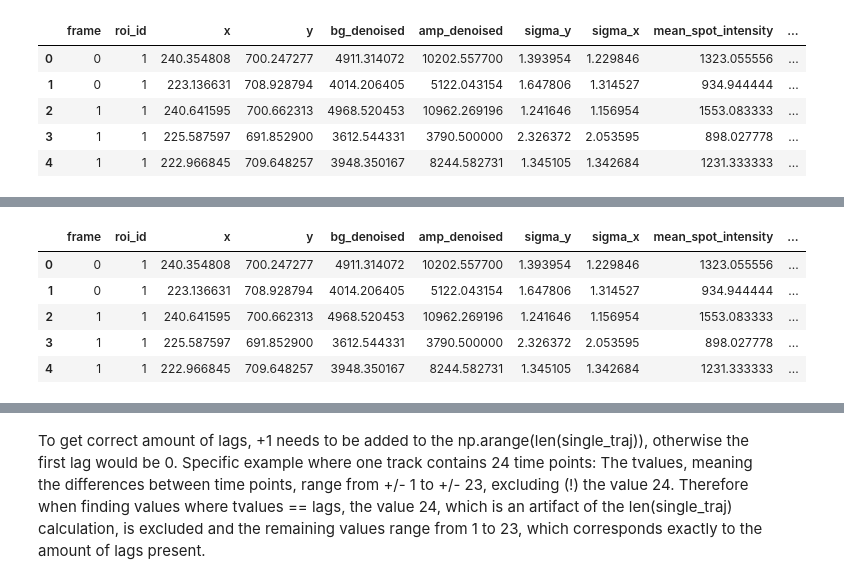
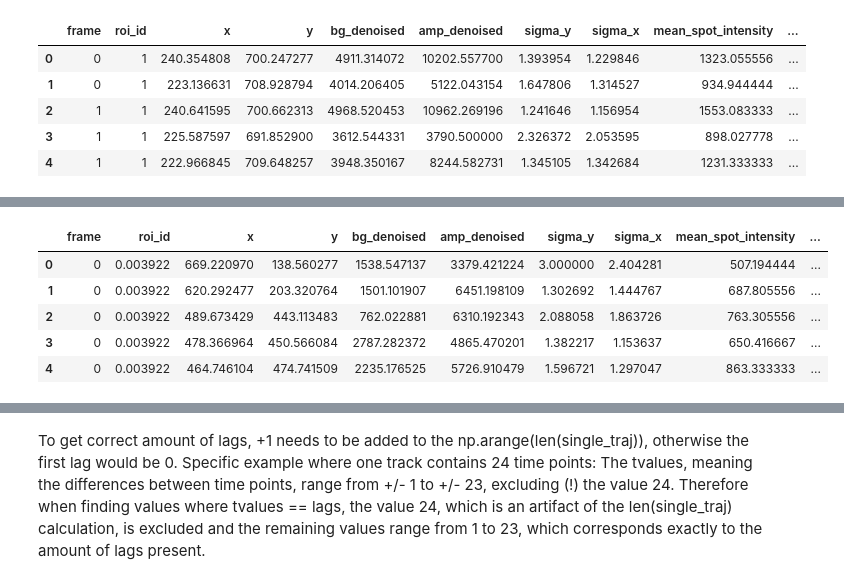
Before and after one commit to fmi-basel/singlemolecule-tracking, a Jupyter notebook: runs/2023-11-26_develop_measurements/Particle_mobility_analysis.ipynb, the cells around one changed output, grey strips where cells are left out. Cells and saved outputs as stored; diff of their text form; code cells hidden in the pictures.

```diff
--- a/runs/2023-11-26_develop_measurements/Particle_mobility_analysis.ipynb
+++ b/runs/2023-11-26_develop_measurements/Particle_mobility_analysis.ipynb
@@ -49,0 +34,18 @@ D21_files
+# %%
+# Load all files from one folder
+
+D21_dir = '/Users/abamford/Desktop/TUBB2B-KI_preliminary_analysis/Batch20230223/D21/Tracking/Run20231206/Link5'
+D21_path = os.path.join(D21_dir,'*.csv')
+D21_files = glob.glob(D21_path)
+
+D28_dir = '/Users/abamford/Desktop/TUBB2B-KI_preliminary_analysis/Batch20230922/D28/Tracking/Run20231206/Link5'
+D28_path = os.path.join(D28_dir,'*.csv')
+D28_files = glob.glob(D28_path)
+
+D35_dir = '/Users/abamford/Desktop/TUBB2B-KI_preliminary_analysis/Batch20230922/D35/Tracking/Run20231206/Link5'
+D35_path = os.path.join(D35_dir,'*.csv')
+D35_files = glob.glob(D35_path)
+
+D55_dir = '/Users/abamford/Desktop/TUBB2B-KI_preliminary_analysis/Batch20230223/D55/TUBB2B-KI_D55_2%/Tracking/Run20231206/Link5'
+D55_path = os.path.join(D55_dir,'*.csv')
+D55_files = glob.glob(D55_path)
@@ -50,20 +67,44 @@ D21_files
 # %%
 # Read csv files into list
 
 D21_all_files = []
 
 for file in D21_files:
     table = pd.read_csv(file)
     D21_all_files.append(table)
 
-D21_all_files[0].head()
+#D21_all_files[0].head()
+
+D28_all_files = []
+
+for file in D28_files:
+    table = pd.read_csv(file)
+    D28_all_files.append(table)
+
+#D21_all_files[0].head()
+
+D35_all_files = []
+
+for file in D35_files:
+    table = pd.read_csv(file)
+    D35_all_files.append(table)
+
+#D21_all_files[0].head()
+
+D55_all_files = []
+
+for file in D55_files:
+    table = pd.read_csv(file)
+    D55_all_files.append(table)
+
+D55_all_files[0].head()
 # %% [output]
 |  | frame | roi_id | x | y | bg_denoised | amp_denoised | sigma_y | sigma_x | mean_spot_intensity | ... |
-| 0 | 0 | 1 | 240.354808 | 700.247277 | 4911.314072 | 10202.557700 | 1.393954 | 1.229846 | 1323.055556 | ... |
-| 1 | 0 | 1 | 223.136631 | 708.928794 | 4014.206405 | 5122.043154 | 1.647806 | 1.314527 | 934.944444 | ... |
-| 2 | 1 | 1 | 240.641595 | 700.662313 | 4968.520453 | 10962.269196 | 1.241646 | 1.156954 | 1553.083333 | ... |
-| 3 | 1 | 1 | 225.587597 | 691.852900 | 3612.544331 | 3790.500000 | 2.326372 | 2.053595 | 898.027778 | ... |
-| 4 | 1 | 1 | 222.966845 | 709.648257 | 3948.350167 | 8244.582731 | 1.345105 | 1.342684 | 1231.333333 | ... |
+| 0 | 0 | 0.003922 | 669.220970 | 138.560277 | 1538.547137 | 3379.421224 | 3.000000 | 2.404281 | 507.194444 | ... |
+| 1 | 0 | 0.003922 | 620.292477 | 203.320764 | 1501.101907 | 6451.198109 | 1.302692 | 1.444767 | 687.805556 | ... |
+| 2 | 0 | 0.003922 | 489.673429 | 443.113483 | 762.022881 | 6310.192343 | 2.088058 | 1.863726 | 763.305556 | ... |
+| 3 | 0 | 0.003922 | 478.366964 | 450.566084 | 2787.282372 | 4865.470201 | 1.382217 | 1.153637 | 650.416667 | ... |
+| 4 | 0 | 0.003922 | 464.746104 | 474.741509 | 2235.176525 | 5726.910479 | 1.596721 | 1.297047 | 863.333333 | ... |
 # %%
 def create_unique_track_id(row: pd.Series, file_identifier: str) -> str:
     """
```
Also changed, not shown: parts of 51 cells of this notebook.
